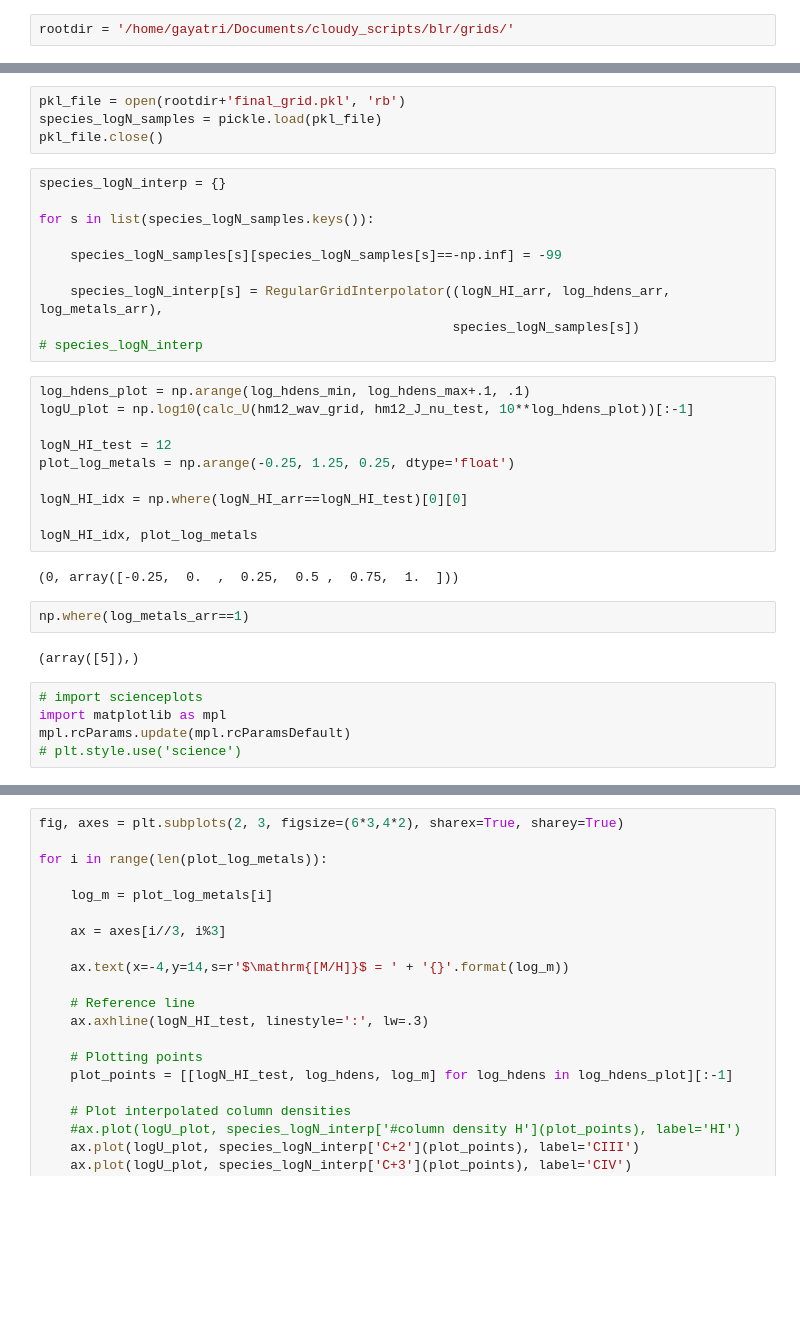
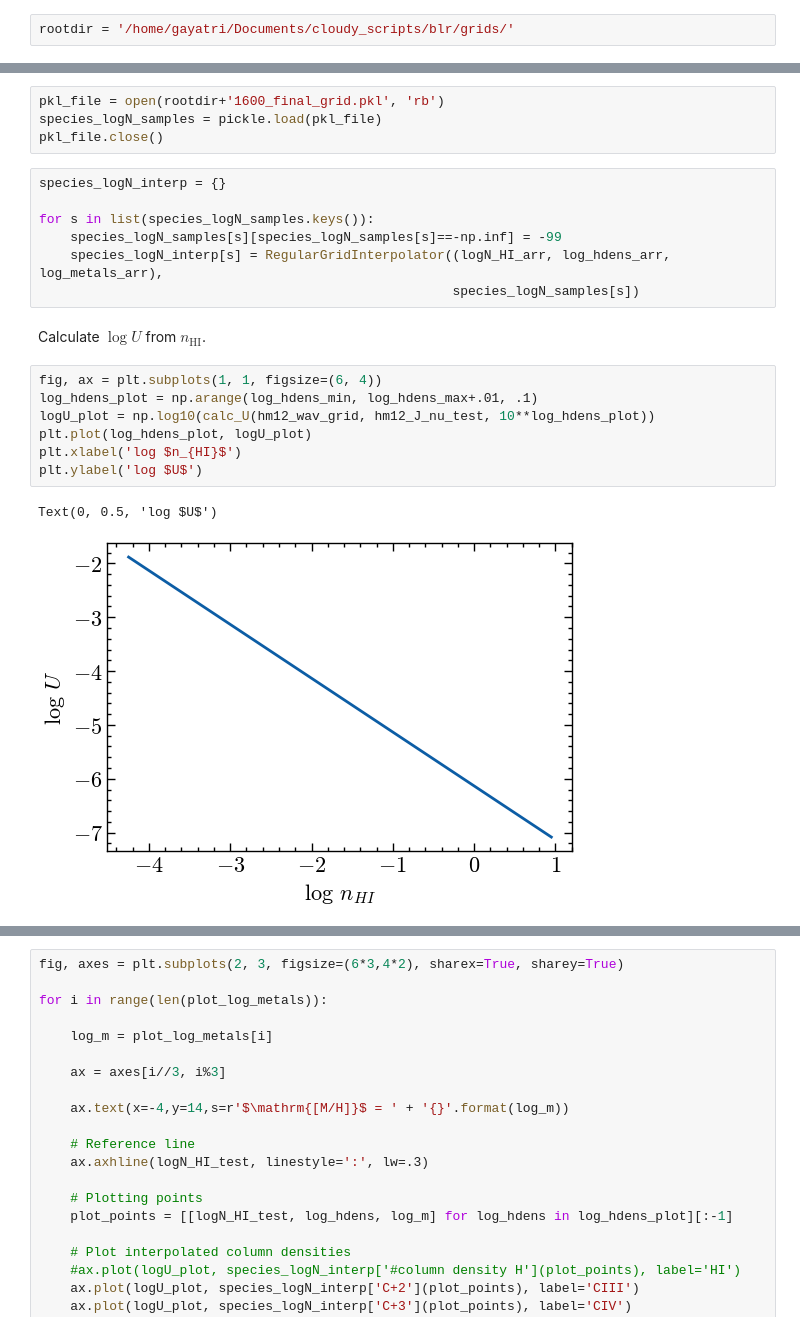
Before and after one commit to gayatri-p/cgm, a Jupyter notebook: cloudy_scripts/blr/plot.ipynb, the cells around one changed output, grey strips where cells are left out. Drawn from its saved outputs; the diff is of its cells as text; blank space fills up the shorter version.

```diff
--- a/cloudy_scripts/blr/plot.ipynb
+++ b/cloudy_scripts/blr/plot.ipynb
@@ -38,35 +68,23 @@ log_metals_arr = np.arange(log_metals_min, log_metals_max+log_metals_step, log_m
 # %%
-pkl_file = open(rootdir+'final_grid.pkl', 'rb')
+pkl_file = open(rootdir+'1600_final_grid.pkl', 'rb')
 species_logN_samples = pickle.load(pkl_file)
 pkl_file.close()
 # %%
 species_logN_interp = {}
 
 for s in list(species_logN_samples.keys()):
-
     species_logN_samples[s][species_logN_samples[s]==-np.inf] = -99
-
     species_logN_interp[s] = RegularGridInterpolator((logN_HI_arr, log_hdens_arr, log_metals_arr),
                                                      species_logN_samples[s])
-# species_logN_interp
+# %% [markdown]
+Calculate $\log U$ from $n_\text{HI}$.
 # %%
-log_hdens_plot = np.arange(log_hdens_min, log_hdens_max+.1, .1)
-logU_plot = np.log10(calc_U(hm12_wav_grid, hm12_J_nu_test, 10**log_hdens_plot))[:-1]
-
-logN_HI_test = 12
-plot_log_metals = np.arange(-0.25, 1.25, 0.25, dtype='float')
-
-logN_HI_idx = np.where(logN_HI_arr==logN_HI_test)[0][0]
-
-logN_HI_idx, plot_log_metals
+fig, ax = plt.subplots(1, 1, figsize=(6, 4))
+log_hdens_plot = np.arange(log_hdens_min, log_hdens_max+.01, .1)
+logU_plot = np.log10(calc_U(hm12_wav_grid, hm12_J_nu_test, 10**log_hdens_plot))
+plt.plot(log_hdens_plot, logU_plot)
+plt.xlabel('log $n_{HI}$')
+plt.ylabel('log $U$')
 # %% [output]
-(0, array([-0.25,  0.  ,  0.25,  0.5 ,  0.75,  1.  ]))
+Text(0, 0.5, 'log $U$')
+[figure, added]
-# %%
-np.where(log_metals_arr==1)
-# %% [output]
-(array([5]),)
-# %%
-# import scienceplots
-import matplotlib as mpl
-mpl.rcParams.update(mpl.rcParamsDefault)
-# plt.style.use('science')
```
Also changed, not shown: parts of 17 cells of this notebook, 39 other files.
